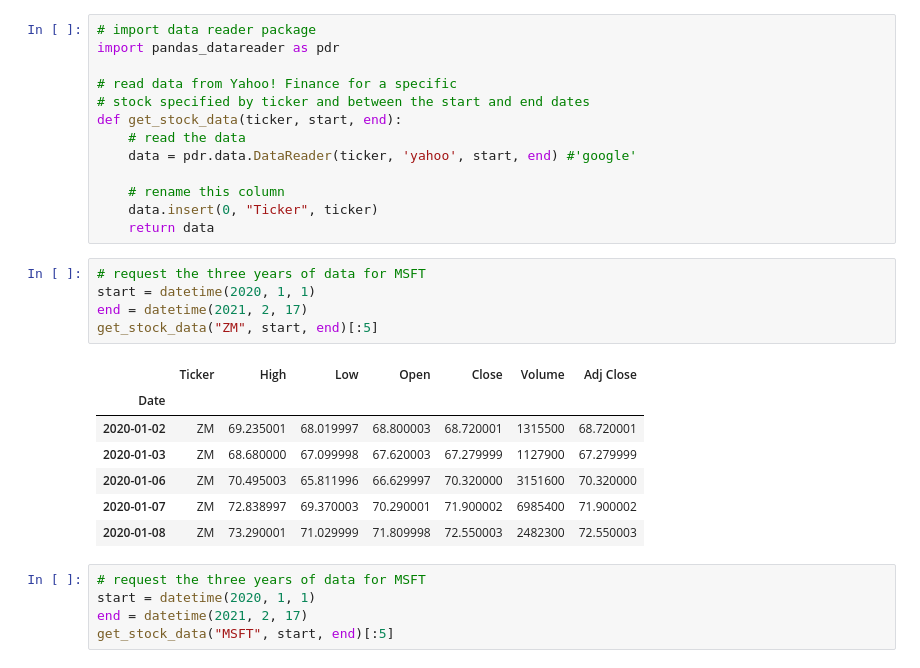
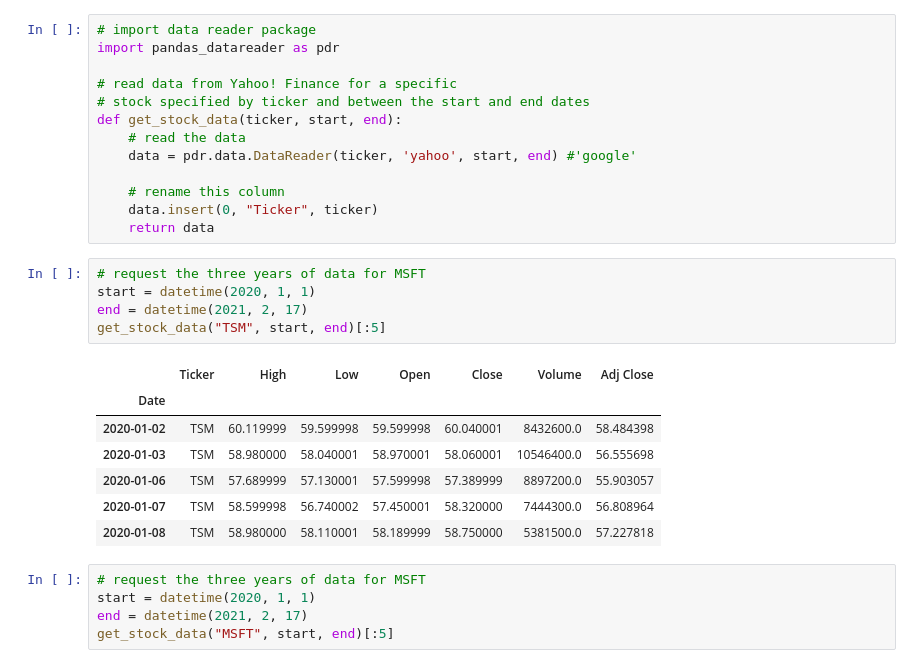
Before and after one commit to jiayou60/Learning-Pandas-Second-Edition, a Jupyter notebook: Chapter15/15_Finance.ipynb, the cells around one changed output. Cells and saved outputs as stored; diff of their text form.

```diff
--- a/Chapter15/15_Finance.ipynb
+++ b/Chapter15/15_Finance.ipynb
@@ -36,16 +36,16 @@ def get_stock_data(ticker, start, end):
 # %%
 # request the three years of data for MSFT
 start = datetime(2020, 1, 1)
 end = datetime(2021, 2, 17)
-get_stock_data("ZM", start, end)[:5]
+get_stock_data("TSM", start, end)[:5]
 # %% [output]
 |  | Ticker | High | Low | Open | Close | Volume | Adj Close |
 | Date |  |  |  |  |  |  |  |
-| 2020-01-02 | ZM | 69.235001 | 68.019997 | 68.800003 | 68.720001 | 1315500 | 68.720001 |
-| 2020-01-03 | ZM | 68.680000 | 67.099998 | 67.620003 | 67.279999 | 1127900 | 67.279999 |
-| 2020-01-06 | ZM | 70.495003 | 65.811996 | 66.629997 | 70.320000 | 3151600 | 70.320000 |
-| 2020-01-07 | ZM | 72.838997 | 69.370003 | 70.290001 | 71.900002 | 6985400 | 71.900002 |
-| 2020-01-08 | ZM | 73.290001 | 71.029999 | 71.809998 | 72.550003 | 2482300 | 72.550003 |
+| 2020-01-02 | TSM | 60.119999 | 59.599998 | 59.599998 | 60.040001 | 8432600.0 | 58.484398 |
+| 2020-01-03 | TSM | 58.980000 | 58.040001 | 58.970001 | 58.060001 | 10546400.0 | 56.555698 |
+| 2020-01-06 | TSM | 57.689999 | 57.130001 | 57.599998 | 57.389999 | 8897200.0 | 55.903057 |
+| 2020-01-07 | TSM | 58.599998 | 56.740002 | 57.450001 | 58.320000 | 7444300.0 | 56.808964 |
+| 2020-01-08 | TSM | 58.980000 | 58.110001 | 58.189999 | 58.750000 | 5381500.0 | 57.227818 |
 # %%
 # request the three years of data for MSFT
 start = datetime(2020, 1, 1)
```
